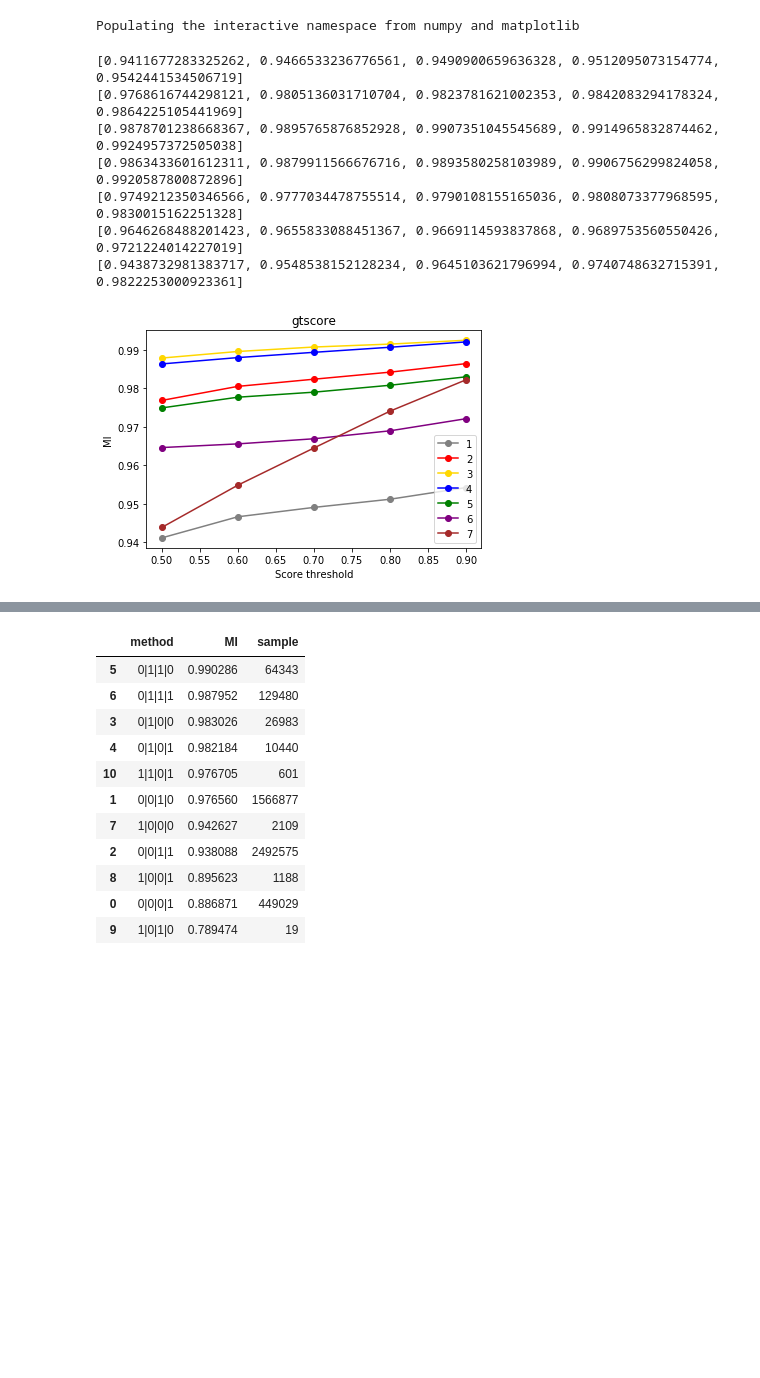
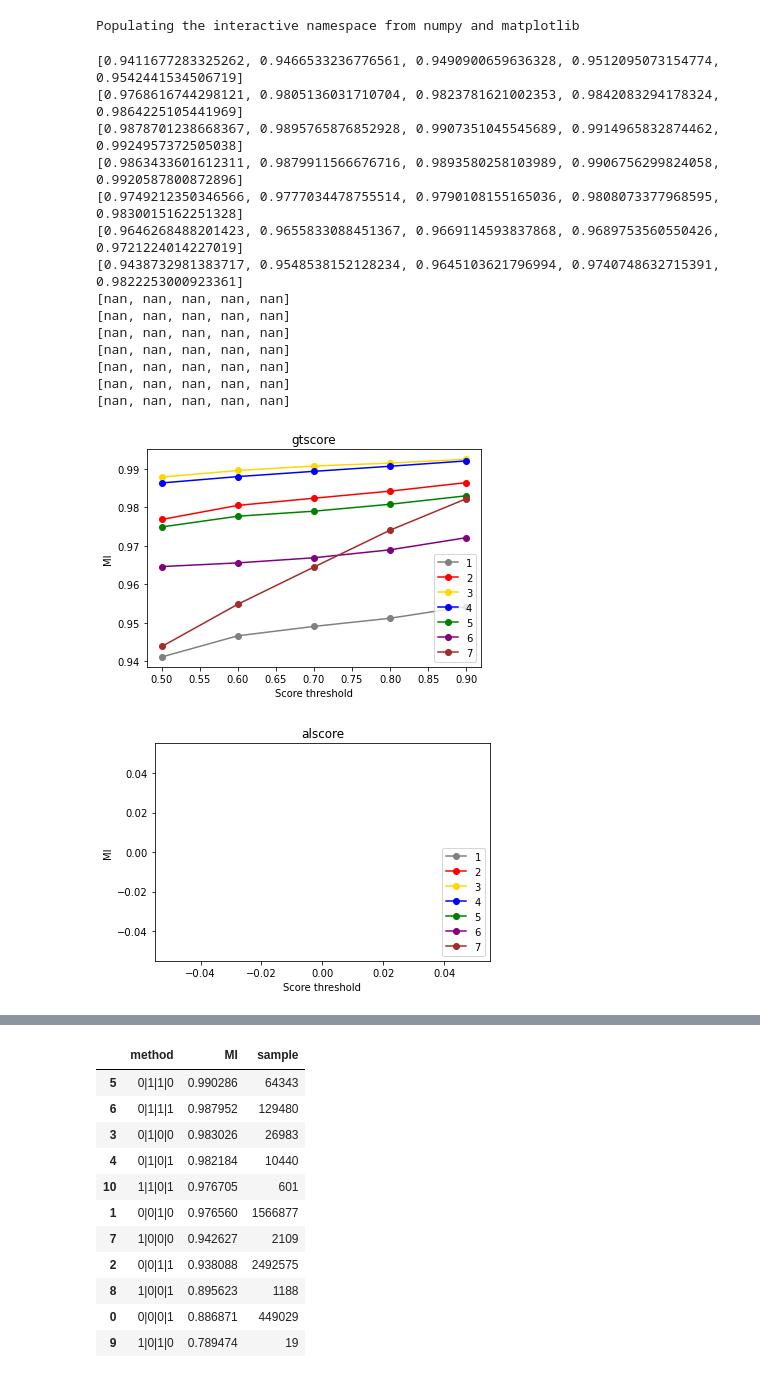
Before and after one commit to gymreklab/1000Genomes-TR-Analysis, a Jupyter notebook: mend/MendelianInheritanceAnalysis.ipynb, the cells around one changed output, grey strips where cells are left out. Drawn from its saved outputs; the diff is of its cells as text; code cells hidden in the pictures; blank space fills up the shorter version.

```diff
--- a/mend/MendelianInheritanceAnalysis.ipynb
+++ b/mend/MendelianInheritanceAnalysis.ipynb
@@ -19,30 +35,39 @@ percolors = ["gray","red","gold","blue","green","purple","brown"]
 def PlotByScore(data, scorecol, percolors):
     fig = plt.figure()
     ax = fig.add_subplot(111)
     for period in range(1, 8):
         if period < 7:
             pdata = data[data["motif"].apply(len)==period].copy()
         else: pdata = data[data["motif"].apply(len)>=period].copy()
         mis = []
         ns = []
         thresh = np.arange(0.5, 1.0, 0.1)
         for t in thresh:
             mis.append(np.mean(pdata[pdata[scorecol]>=t]["MI"]))
             ns.append(pdata[pdata[scorecol]>=t].shape[0])
         ax.plot(thresh, mis, marker="o", color=percolors[period-1], label=period)
         print(mis)
     ax.set_xlabel("Score threshold")
     ax.set_ylabel("MI")
     ax.set_title(scorecol)
     ax.legend(loc="lower right")
 
 PlotByScore(data, "gtscore", percolors)
+PlotByScore(data, "alscore", percolors)
 # %% [output]
 [0.9411677283325262, 0.9466533236776561, 0.9490900659636328, 0.9512095073154774, 0.9542441534506719]
 [0.9768616744298121, 0.9805136031710704, 0.9823781621002353, 0.9842083294178324, 0.9864225105441969]
 [0.9878701238668367, 0.9895765876852928, 0.9907351045545689, 0.9914965832874462, 0.9924957372505038]
 [0.9863433601612311, 0.9879911566676716, 0.9893580258103989, 0.9906756299824058, 0.9920587800872896]
 [0.9749212350346566, 0.9777034478755514, 0.9790108155165036, 0.9808073377968595, 0.9830015162251328]
 [0.9646268488201423, 0.9655833088451367, 0.9669114593837868, 0.9689753560550426, 0.9721224014227019]
 [0.9438732981383717, 0.9548538152128234, 0.9645103621796994, 0.9740748632715391, 0.9822253000923361]
+[nan, nan, nan, nan, nan]
+[nan, nan, nan, nan, nan]
+[nan, nan, nan, nan, nan]
+[nan, nan, nan, nan, nan]
+[nan, nan, nan, nan, nan]
+[nan, nan, nan, nan, nan]
+[nan, nan, nan, nan, nan]
 [figure]
+[figure, added]
```
Also changed, not shown: parts of 13 cells of this notebook.
